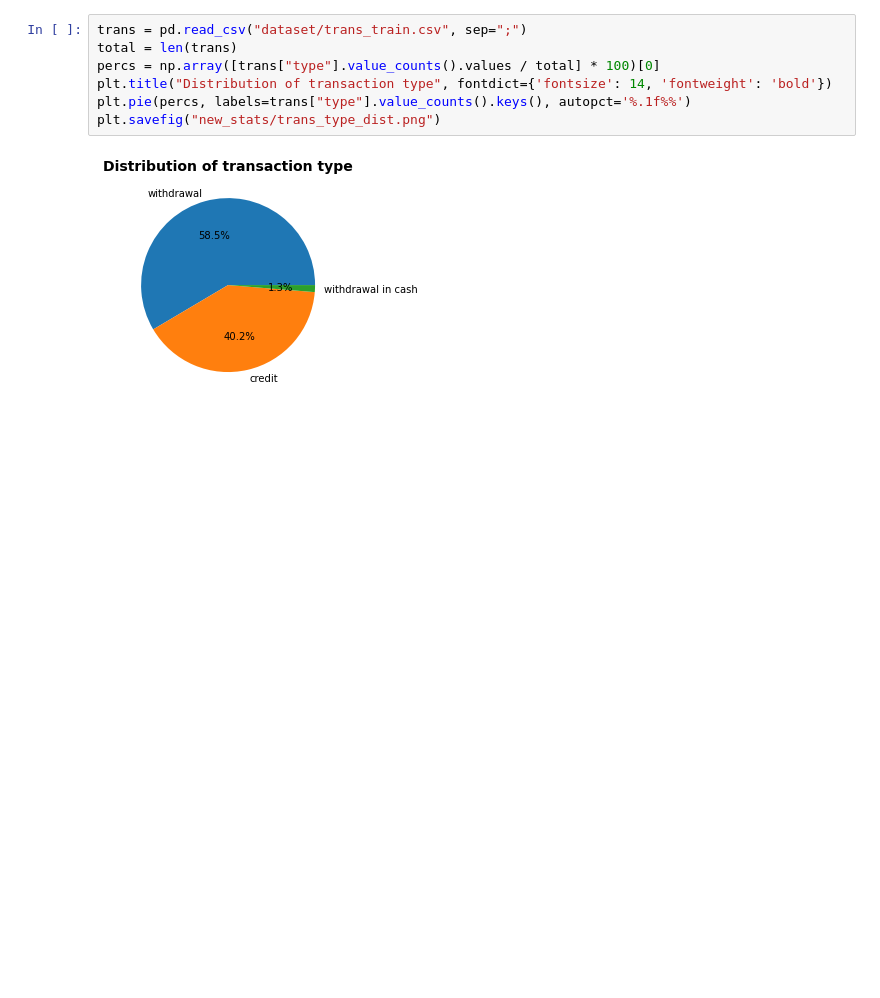
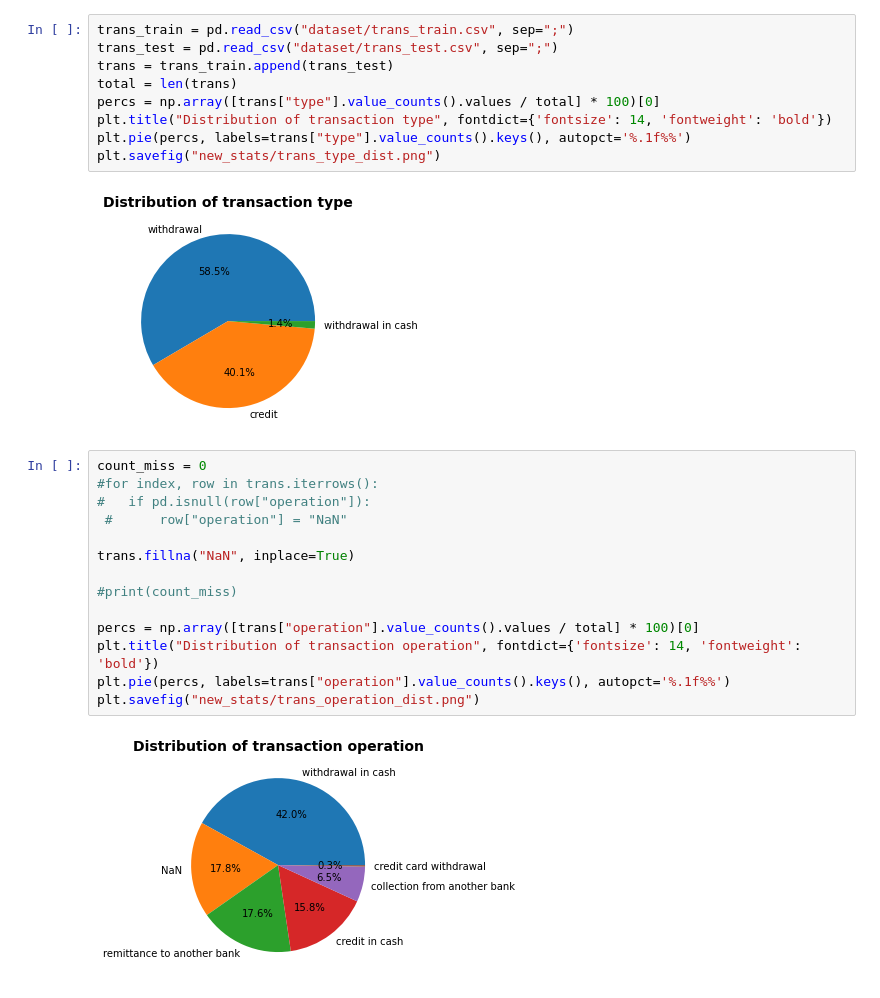
Before and after one commit to diogohalmeida/FEUP-AC-PROJ, a Jupyter notebook: Final_stats.ipynb, the cells around one changed output. Drawn from its saved outputs; the diff is of its cells as text; blank space fills up the shorter version.

Commit message:
Adding and updating more stats

```diff
--- a/Final_stats.ipynb
+++ b/Final_stats.ipynb
@@ -13,7 +14,9 @@ plt.savefig("new_stats/loan_status_dist.png")
 # %% [output]
 [figure]
 # %%
-trans = pd.read_csv("dataset/trans_train.csv", sep=";")
+trans_train = pd.read_csv("dataset/trans_train.csv", sep=";")
+trans_test = pd.read_csv("dataset/trans_test.csv", sep=";")
+trans = trans_train.append(trans_test)
 total = len(trans)
 percs = np.array([trans["type"].value_counts().values / total] * 100)[0]
 plt.title("Distribution of transaction type", fontdict={'fontsize': 14, 'fontweight': 'bold'})
@@ -21,3 +24,19 @@ plt.pie(percs, labels=trans["type"].value_counts().keys(), autopct='%.1f%%')
 plt.savefig("new_stats/trans_type_dist.png")
 # %% [output]
 [figure]
+# %%
+count_miss = 0
+#for index, row in trans.iterrows():
+#   if pd.isnull(row["operation"]):
+ #      row["operation"] = "NaN"
+
+trans.fillna("NaN", inplace=True)
+
+#print(count_miss)
+
+percs = np.array([trans["operation"].value_counts().values / total] * 100)[0]
+plt.title("Distribution of transaction operation", fontdict={'fontsize': 14, 'fontweight': 'bold'})
+plt.pie(percs, labels=trans["operation"].value_counts().keys(), autopct='%.1f%%')
+plt.savefig("new_stats/trans_operation_dist.png")
+# %% [output]
+[figure, added]
```
Also changed, not shown: parts of 3 cells of this notebook, 3 other files.
